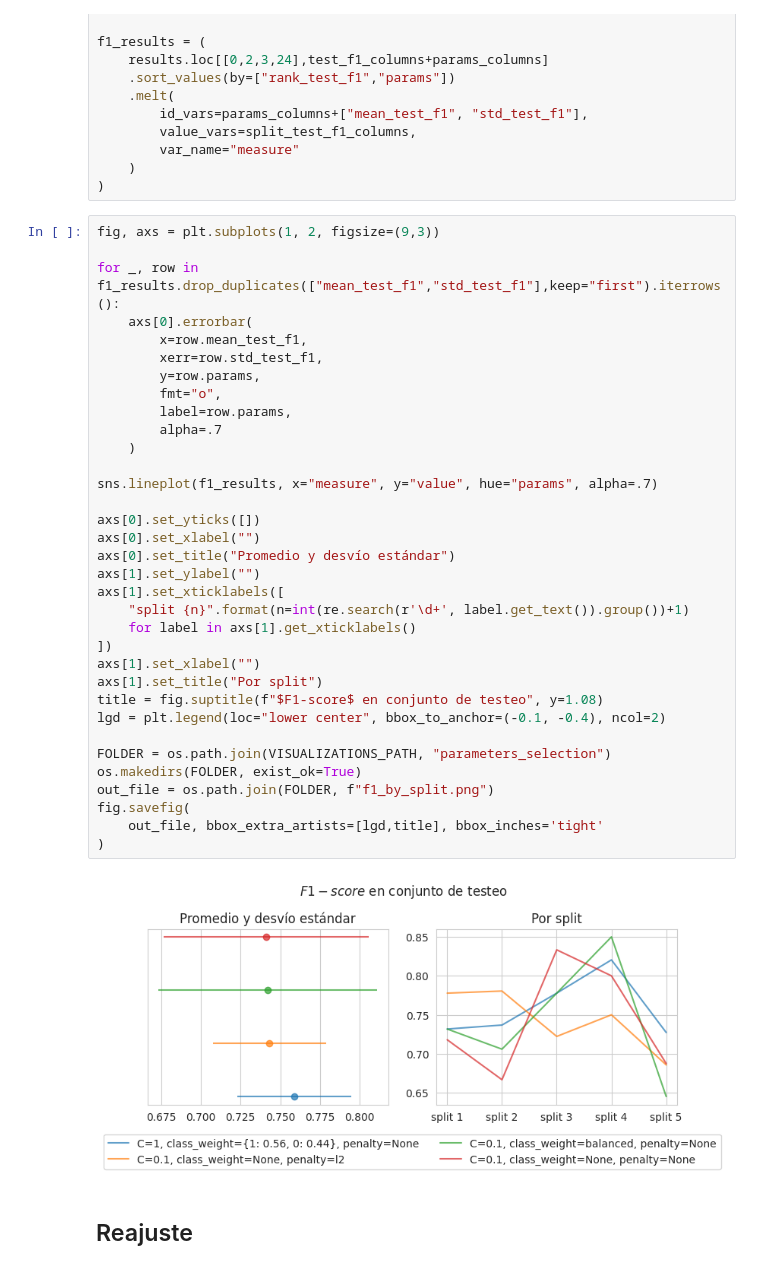
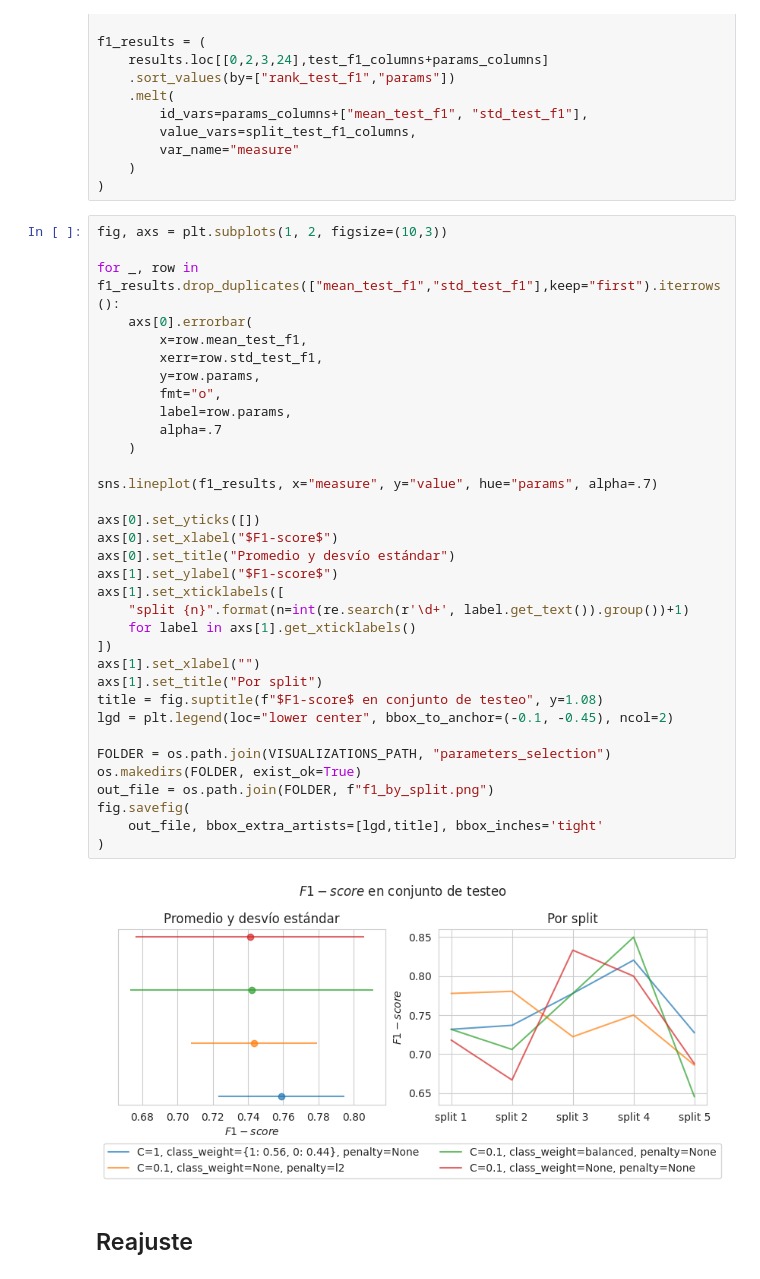
Before and after one commit to macfernandez/eddc-specialization-project, a Jupyter notebook: notebooks/06-model-training.ipynb, the cells around one changed output. Drawn from its saved outputs; the diff is of its cells as text.

```diff
--- a/notebooks/06-model-training.ipynb
+++ b/notebooks/06-model-training.ipynb
@@ -286,41 +286,41 @@ f1_results = (
     )
 )
 # %%
-fig, axs = plt.subplots(1, 2, figsize=(9,3))
+fig, axs = plt.subplots(1, 2, figsize=(10,3))
 
 for _, row in f1_results.drop_duplicates(["mean_test_f1","std_test_f1"],keep="first").iterrows():
     axs[0].errorbar(
         x=row.mean_test_f1,
         xerr=row.std_test_f1,
         y=row.params,
         fmt="o",
         label=row.params,
         alpha=.7
     )
 
 sns.lineplot(f1_results, x="measure", y="value", hue="params", alpha=.7)
 
 axs[0].set_yticks([])
-axs[0].set_xlabel("")
+axs[0].set_xlabel("$F1-score$")
 axs[0].set_title("Promedio y desvío estándar")
-axs[1].set_ylabel("")
+axs[1].set_ylabel("$F1-score$")
 axs[1].set_xticklabels([
     "split {n}".format(n=int(re.search(r'\d+', label.get_text()).group())+1)
     for label in axs[1].get_xticklabels()
 ])
 axs[1].set_xlabel("")
 axs[1].set_title("Por split")
 title = fig.suptitle(f"$F1-score$ en conjunto de testeo", y=1.08)
-lgd = plt.legend(loc="lower center", bbox_to_anchor=(-0.1, -0.4), ncol=2)
+lgd = plt.legend(loc="lower center", bbox_to_anchor=(-0.1, -0.45), ncol=2)
 
 FOLDER = os.path.join(VISUALIZATIONS_PATH, "parameters_selection")
 os.makedirs(FOLDER, exist_ok=True)
 out_file = os.path.join(FOLDER, f"f1_by_split.png")
 fig.savefig(
     out_file, bbox_extra_artists=[lgd,title], bbox_inches='tight'
 )
 # %% [output]
-[figure, old version]
+[figure, new version]
 # %% [markdown]
 ## Reajuste
 # %%
```
Also changed, not shown: parts of 1 cell of this notebook, 1 other file.
